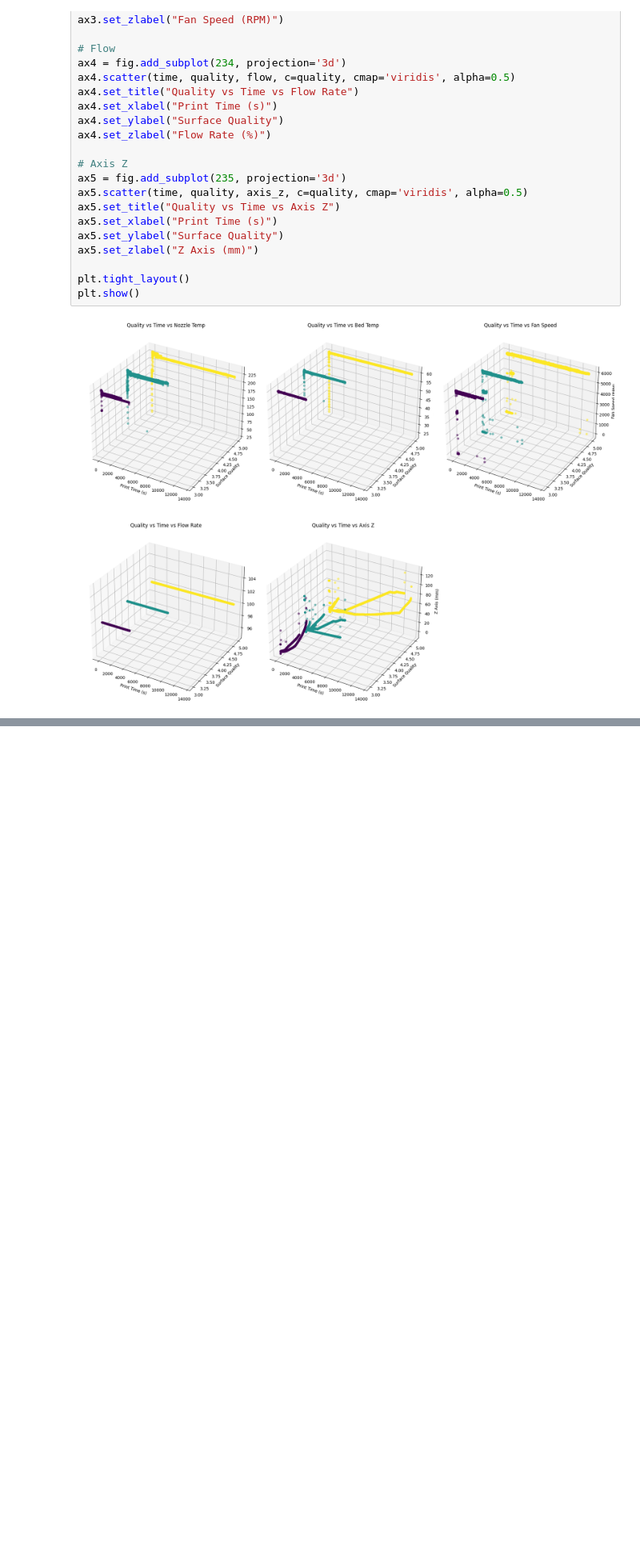
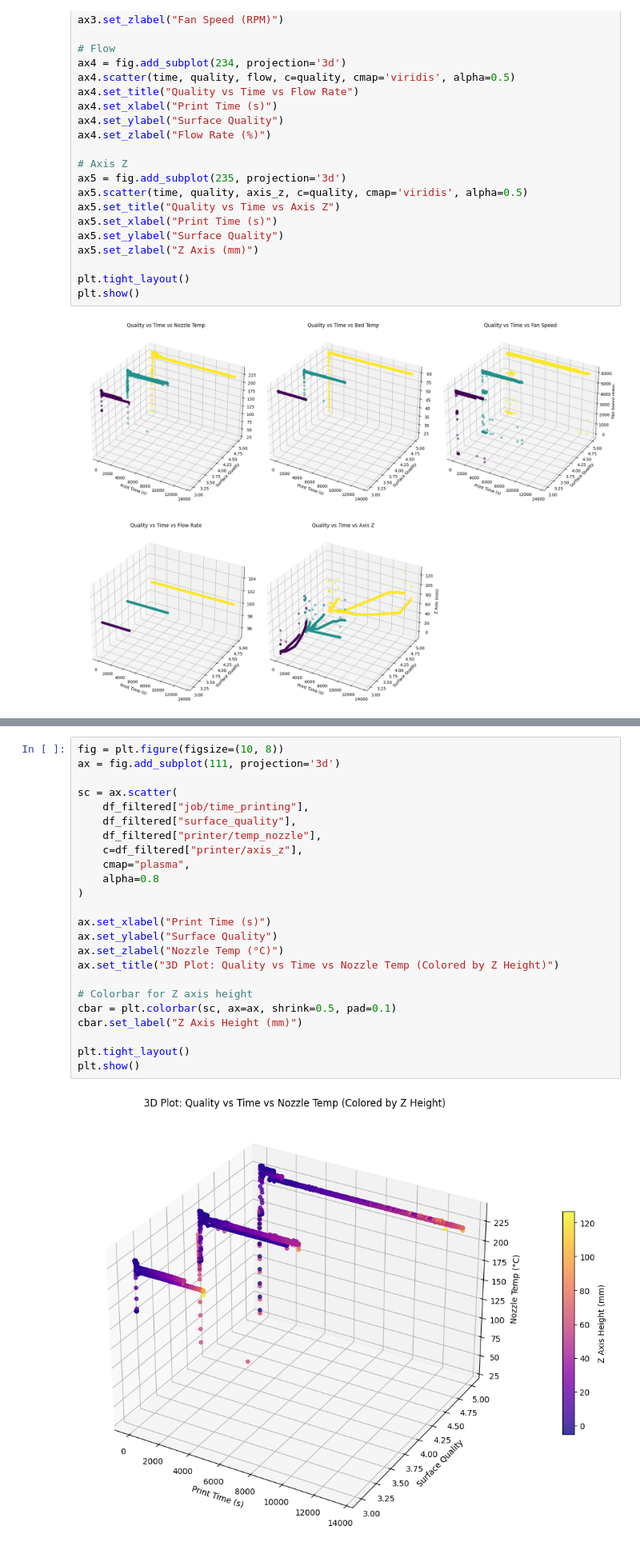
Before and after one commit to Jorwin-dev/machine-learning, a Jupyter notebook: neural-networks/3D-Printing/modelURC.ipynb, the cells around one changed output, grey strips where cells are left out. Shown at 80% size. Cells and saved outputs as stored; diff of their text form; blank space fills up the shorter version.

```diff
--- a/neural-networks/3D-Printing/modelURC.ipynb
+++ b/neural-networks/3D-Printing/modelURC.ipynb
@@ -616,0 +671,26 @@ plt.show()
+# %%
+fig = plt.figure(figsize=(10, 8))
+ax = fig.add_subplot(111, projection='3d')
+
+sc = ax.scatter(
+    df_filtered["job/time_printing"],
+    df_filtered["surface_quality"],
+    df_filtered["printer/temp_nozzle"],
+    c=df_filtered["printer/axis_z"],
+    cmap="plasma",
+    alpha=0.8
+)
+
+ax.set_xlabel("Print Time (s)")
+ax.set_ylabel("Surface Quality")
+ax.set_zlabel("Nozzle Temp (°C)")
+ax.set_title("3D Plot: Quality vs Time vs Nozzle Temp (Colored by Z Height)")
+
+# Colorbar for Z axis height
+cbar = plt.colorbar(sc, ax=ax, shrink=0.5, pad=0.1)
+cbar.set_label("Z Axis Height (mm)")
+
+plt.tight_layout()
+plt.show()
+# %% [output]
+[figure, added]
```
Also changed, not shown: parts of 5 cells of this notebook.
